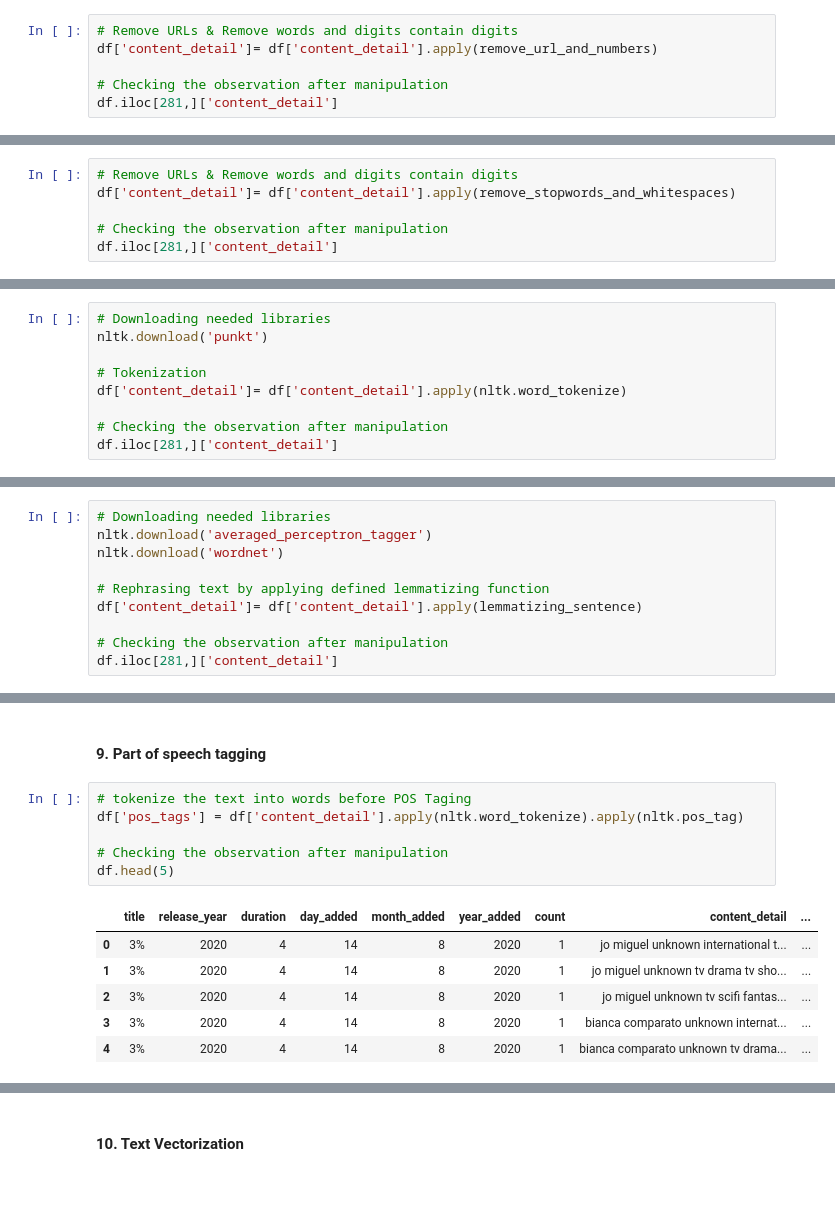
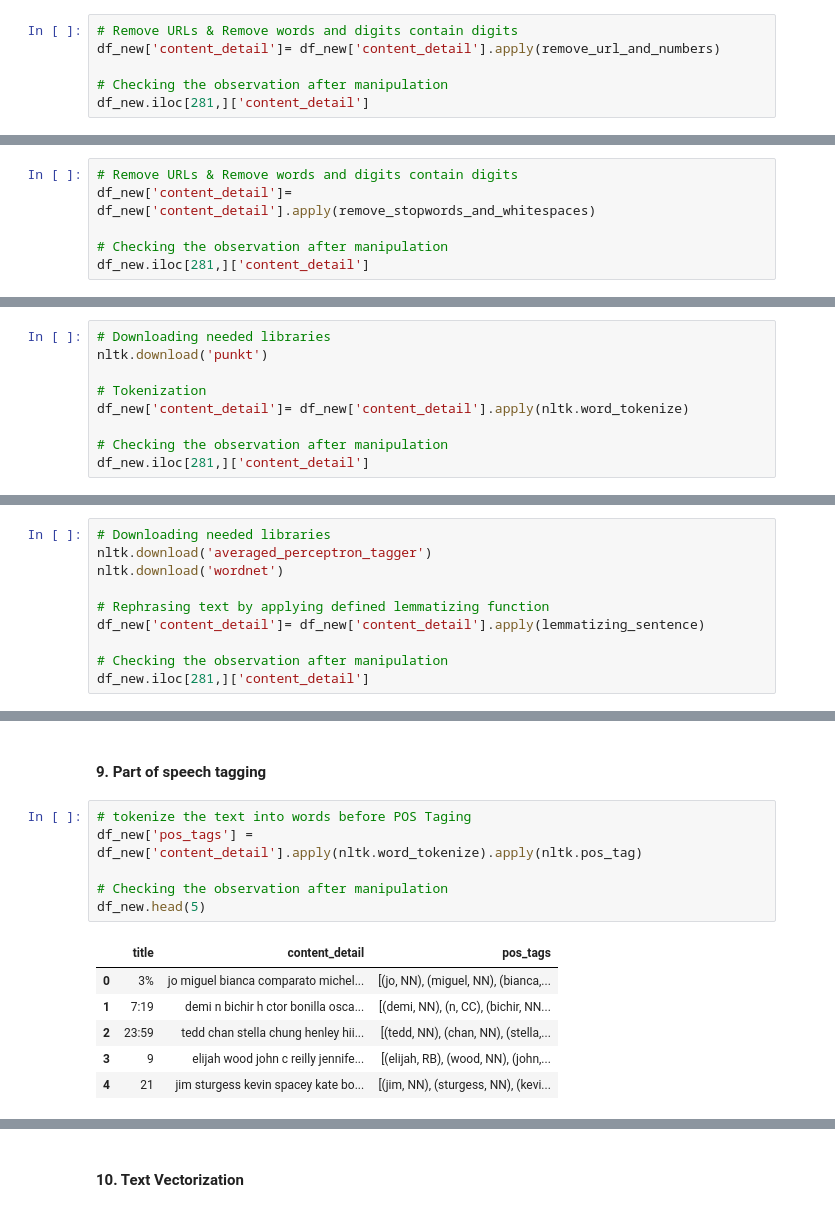
Before and after one commit to Shahrukh2016/Netflix_Movies_and_TV_Shows_Clustering, a Jupyter notebook: IndividualColab_NetflixMoviesAndTvShowsClustering.ipynb, the cells around one changed output, grey strips where cells are left out. Drawn from its saved outputs; the diff is of its cells as text.

```diff
--- a/IndividualColab_NetflixMoviesAndTvShowsClustering.ipynb
+++ b/IndividualColab_NetflixMoviesAndTvShowsClustering.ipynb
@@ -1346,8 +1389,8 @@ def remove_url_and_numbers(text):
     return text
 # %%
 # Remove URLs & Remove words and digits contain digits
-df['content_detail']= df['content_detail'].apply(remove_url_and_numbers)
+df_new['content_detail']= df_new['content_detail'].apply(remove_url_and_numbers)
 
 # Checking the observation after manipulation
-df.iloc[281,]['content_detail']
+df_new.iloc[281,]['content_detail']
 # %% [output]
@@ -1377,8 +1420,8 @@ def remove_stopwords_and_whitespaces(text):
     return text
 # %%
 # Remove URLs & Remove words and digits contain digits
-df['content_detail']= df['content_detail'].apply(remove_stopwords_and_whitespaces)
+df_new['content_detail']= df_new['content_detail'].apply(remove_stopwords_and_whitespaces)
 
 # Checking the observation after manipulation
-df.iloc[281,]['content_detail']
+df_new.iloc[281,]['content_detail']
 # %% [output]
@@ -1398,10 +1441,10 @@ df['content_detail'][0]
 nltk.download('punkt')
 
 # Tokenization
-df['content_detail']= df['content_detail'].apply(nltk.word_tokenize)
+df_new['content_detail']= df_new['content_detail'].apply(nltk.word_tokenize)
 
 # Checking the observation after manipulation
-df.iloc[281,]['content_detail']
+df_new.iloc[281,]['content_detail']
 # %% [output]
 [nltk_data] Downloading package punkt to /root/nltk_data...
 [nltk_data]   Package punkt is already up-to-date!
@@ -1447,10 +1490,10 @@ nltk.download('averaged_perceptron_tagger')
 nltk.download('wordnet')
 
 # Rephrasing text by applying defined lemmatizing function
-df['content_detail']= df['content_detail'].apply(lemmatizing_sentence)
+df_new['content_detail']= df_new['content_detail'].apply(lemmatizing_sentence)
 
 # Checking the observation after manipulation
-df.iloc[281,]['content_detail']
+df_new.iloc[281,]['content_detail']
 # %% [output]
 [nltk_data] Downloading package averaged_perceptron_tagger to
 [nltk_data]     /root/nltk_data...
@@ -1467,14 +1510,14 @@ Answer Here.
 #### 9. Part of speech tagging
 # %%
 # tokenize the text into words before POS Taging
-df['pos_tags'] = df['content_detail'].apply(nltk.word_tokenize).apply(nltk.pos_tag)
+df_new['pos_tags'] = df_new['content_detail'].apply(nltk.word_tokenize).apply(nltk.pos_tag)
 
 # Checking the observation after manipulation
-df.head(5)
+df_new.head(5)
 # %% [output]
-|  | title | release_year | duration | day_added | month_added | year_added | count | content_detail | ... |
-| 0 | 3% | 2020 | 4 | 14 | 8 | 2020 | 1 | jo miguel unknown international t... | ... |
-| 1 | 3% | 2020 | 4 | 14 | 8 | 2020 | 1 | jo miguel unknown tv drama tv sho... | ... |
-| 2 | 3% | 2020 | 4 | 14 | 8 | 2020 | 1 | jo miguel unknown tv scifi fantas... | ... |
-| 3 | 3% | 2020 | 4 | 14 | 8 | 2020 | 1 | bianca comparato unknown internat... | ... |
-| 4 | 3% | 2020 | 4 | 14 | 8 | 2020 | 1 | bianca comparato unknown tv drama... | ... |
+|  | title | content_detail | pos_tags |
+| 0 | 3% | jo miguel bianca comparato michel... | [(jo, NN), (miguel, NN), (bianca,... |
+| 1 | 7:19 | demi n bichir h ctor bonilla osca... | [(demi, NN), (n, CC), (bichir, NN... |
+| 2 | 23:59 | tedd chan stella chung henley hii... | [(tedd, NN), (chan, NN), (stella,... |
+| 3 | 9 | elijah wood john c reilly jennife... | [(elijah, RB), (wood, NN), (john,... |
+| 4 | 21 | jim sturgess kevin spacey kate bo... | [(jim, NN), (sturgess, NN), (kevi... |
```
Also changed, not shown: parts of 26 cells of this notebook.
